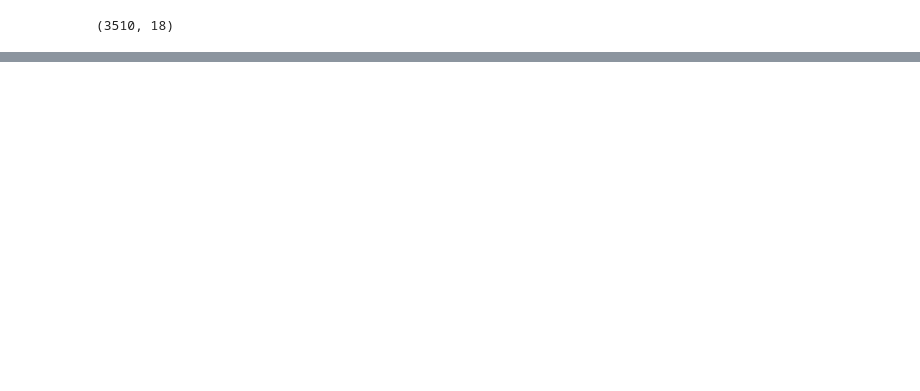
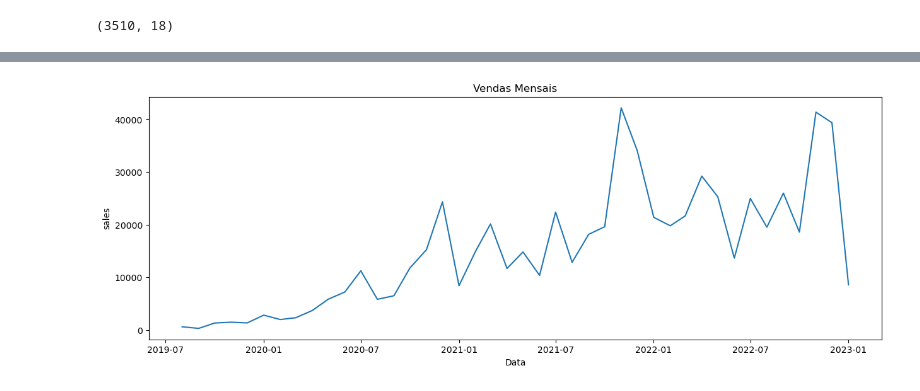
Before and after one commit to BrunaSchaan/topicos-marketing, a Jupyter notebook: topicos_especiais.ipynb, the cells around one changed output, grey strips where cells are left out. Saved outputs shown, nothing was run; the diff lists cells and outputs as text; code cells hidden in the pictures; blank space fills up the shorter version.

```diff
--- a/topicos_especiais.ipynb
+++ b/topicos_especiais.ipynb
@@ -221,0 +388,2 @@ plt.show()
+# %%
+df_orders = df_orders[['createdAt', 'total']]
@@ -221,0 +402,7 @@ plt.show()
+# %%
+## Converter as informações de tempo para ano/meses/dia
+df_orders = df_orders.drop('createdAt', axis=1).reset_index()
+df_orders['createdAt'] = df_orders['createdAt'].dt.to_period("M")
+monthly_sales = df_orders.groupby('createdAt').sum().reset_index()
+# %%
+monthly_sales['createdAt'] = monthly_sales['createdAt'].dt.to_timestamp()
@@ -221,0 +418,10 @@ plt.show()
+# %%
+## Visualização das vendas no decorrer do tempo
+plt.figure(figsize=(15,5))
+plt.plot(monthly_sales['createdAt'], monthly_sales['total'])
+plt.xlabel('Data')
+plt.ylabel('sales')
+plt.title('Vendas Mensais')
+plt.show()
+# %% [output]
+[figure, added]
```
Also changed, not shown: parts of 60 cells of this notebook.
